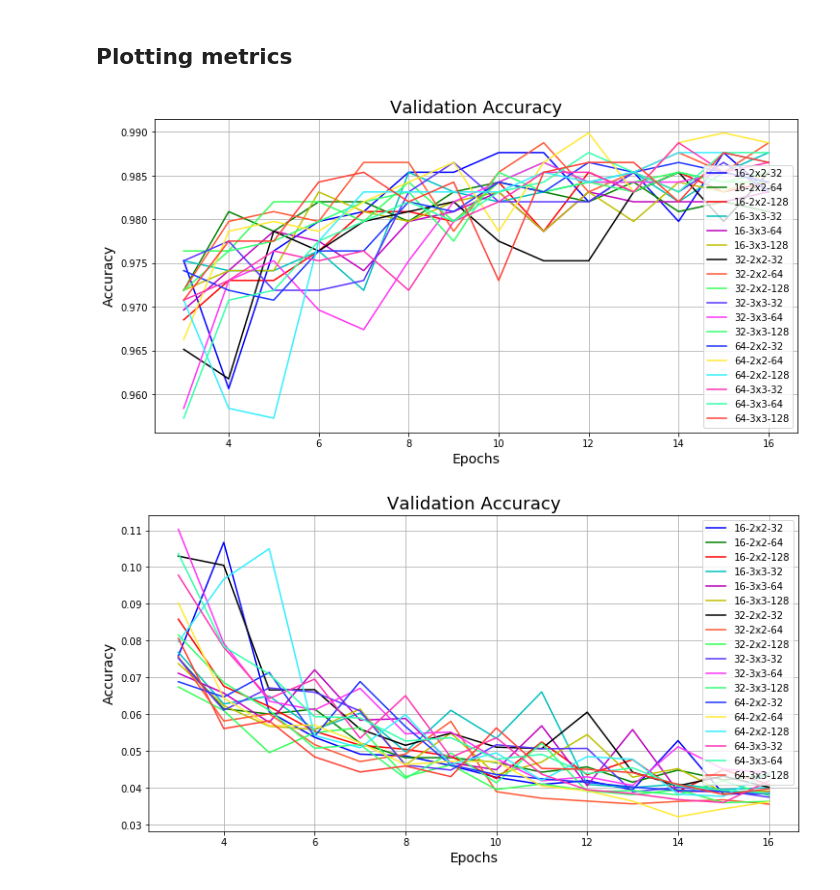
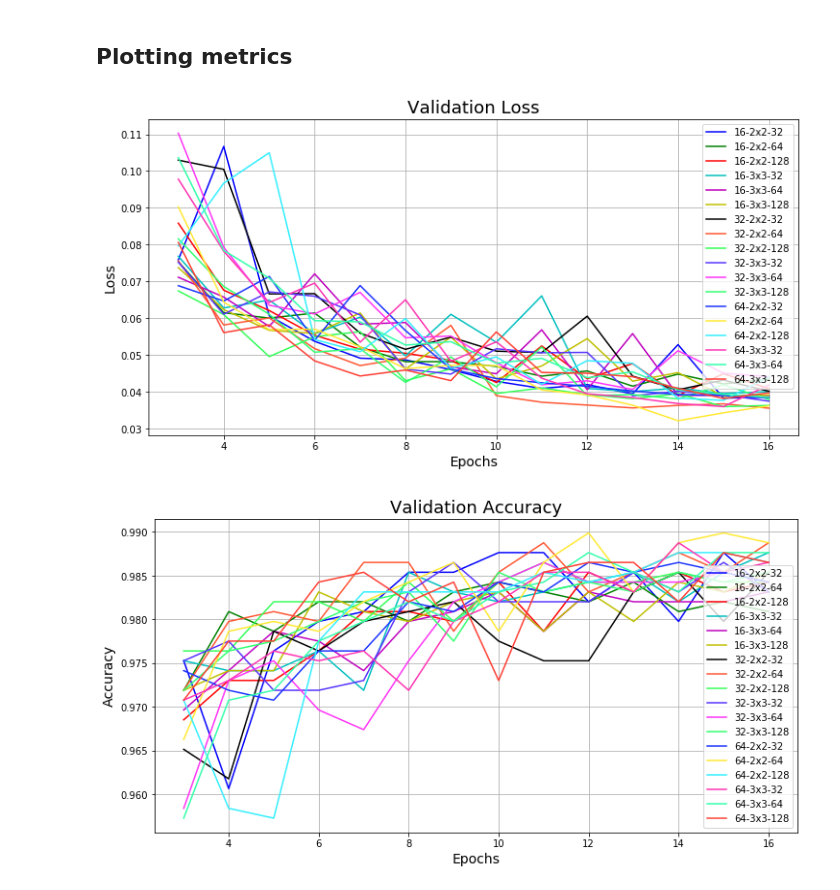
Before and after one commit to armadrigal/pneumonia, a Jupyter notebook: Notebook.ipynb, the cells around one changed output. Drawn from its saved outputs; the diff is of its cells as text; code cells hidden in the pictures.

```diff
--- a/Notebook.ipynb
+++ b/Notebook.ipynb
@@ -195,25 +195,25 @@ models, history = train_model(conv_filters, kernel_size, dense_units)
 # %%
 colors = [
     'b', 'g', 'r', 'c', 'm', 'y', 'k', '#FF5733', '#33FF57', '#5733FF',
     '#FF33F6', '#33FF71', '#1A33FF', '#FFE933', '#33EFFF', '#FF33B2',
     '#33FFAA', '#FF3E33', '#33FFC1'
 ]
 
 plt.figure(figsize=(12,6))
-for i, h in enumerate(history):
-    plt.plot(np.arange(3,17,1), history[h]['val_accuracy'][2:], label=h, color=colors[i])
+for i,h in enumerate(history):
+    plt.plot(np.arange(3,17,1), history[h]['val_loss'][2:], label=h, color=colors[i])
 plt.xlabel("Epochs", fontsize=14)
-plt.ylabel("Accuracy", fontsize=14)
-plt.title("Validation Accuracy", fontsize=18)
+plt.ylabel("Loss", fontsize=14)
+plt.title("Validation Loss", fontsize=18)
 plt.grid()
 plt.legend()
 plt.show()
 # %% [output]
-[figure, old version]
+[figure, new version]
 # %%
 plt.figure(figsize=(12,6))
-for i,h in enumerate(history):
-    plt.plot(np.arange(3,17,1), history[h]['val_loss'][2:], label=h, color=colors[i])
+for i, h in enumerate(history):
+    plt.plot(np.arange(3,17,1), history[h]['val_accuracy'][2:], label=h, color=colors[i])
 plt.xlabel("Epochs", fontsize=14)
 plt.ylabel("Accuracy", fontsize=14)
 plt.title("Validation Accuracy", fontsize=18)
@@ -221,4 +221,4 @@ plt.grid()
 plt.legend()
 plt.show()
 # %% [output]
-[figure, old version]
+[figure, new version]
```
Also changed, not shown: parts of 1 cell of this notebook.
